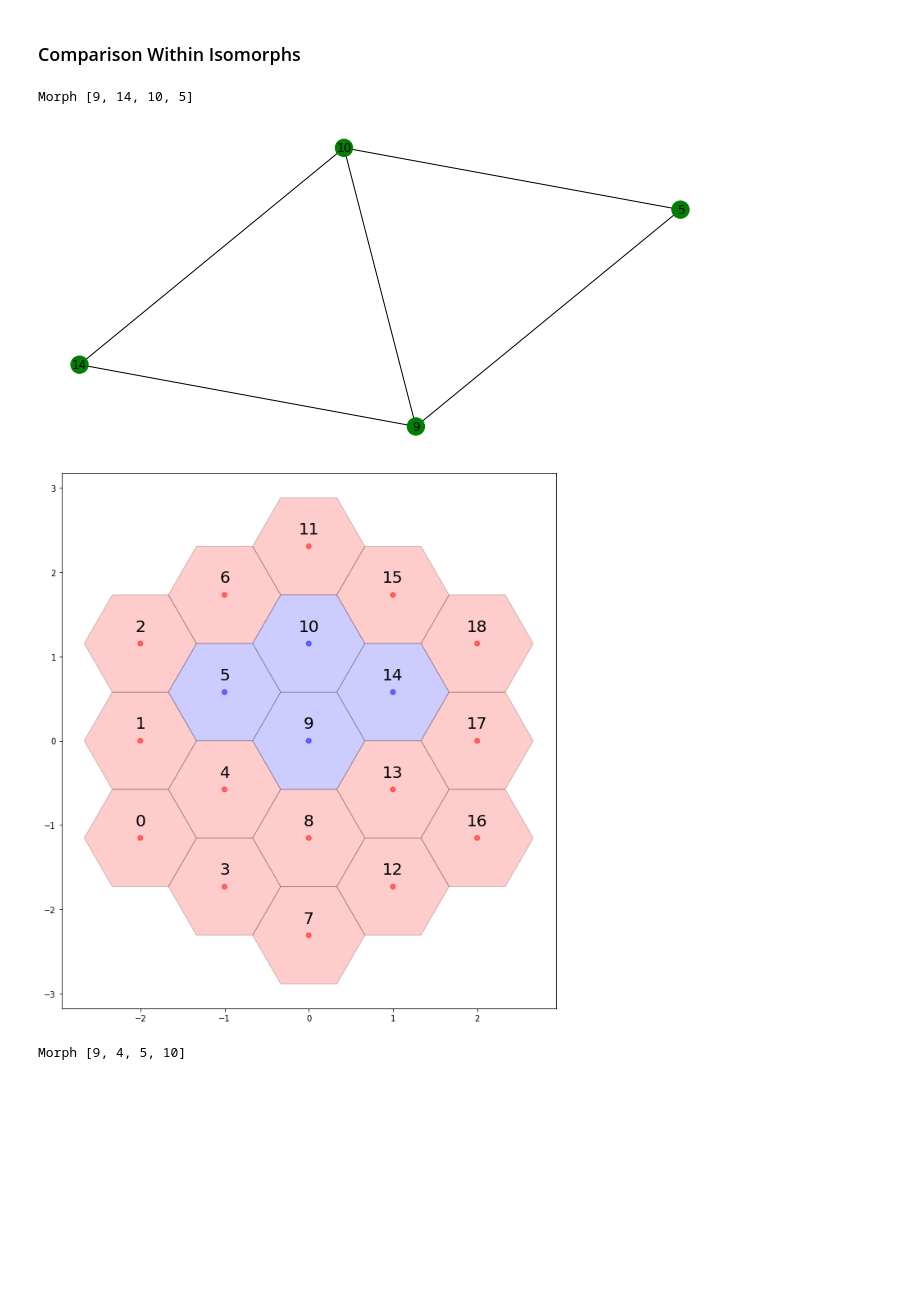
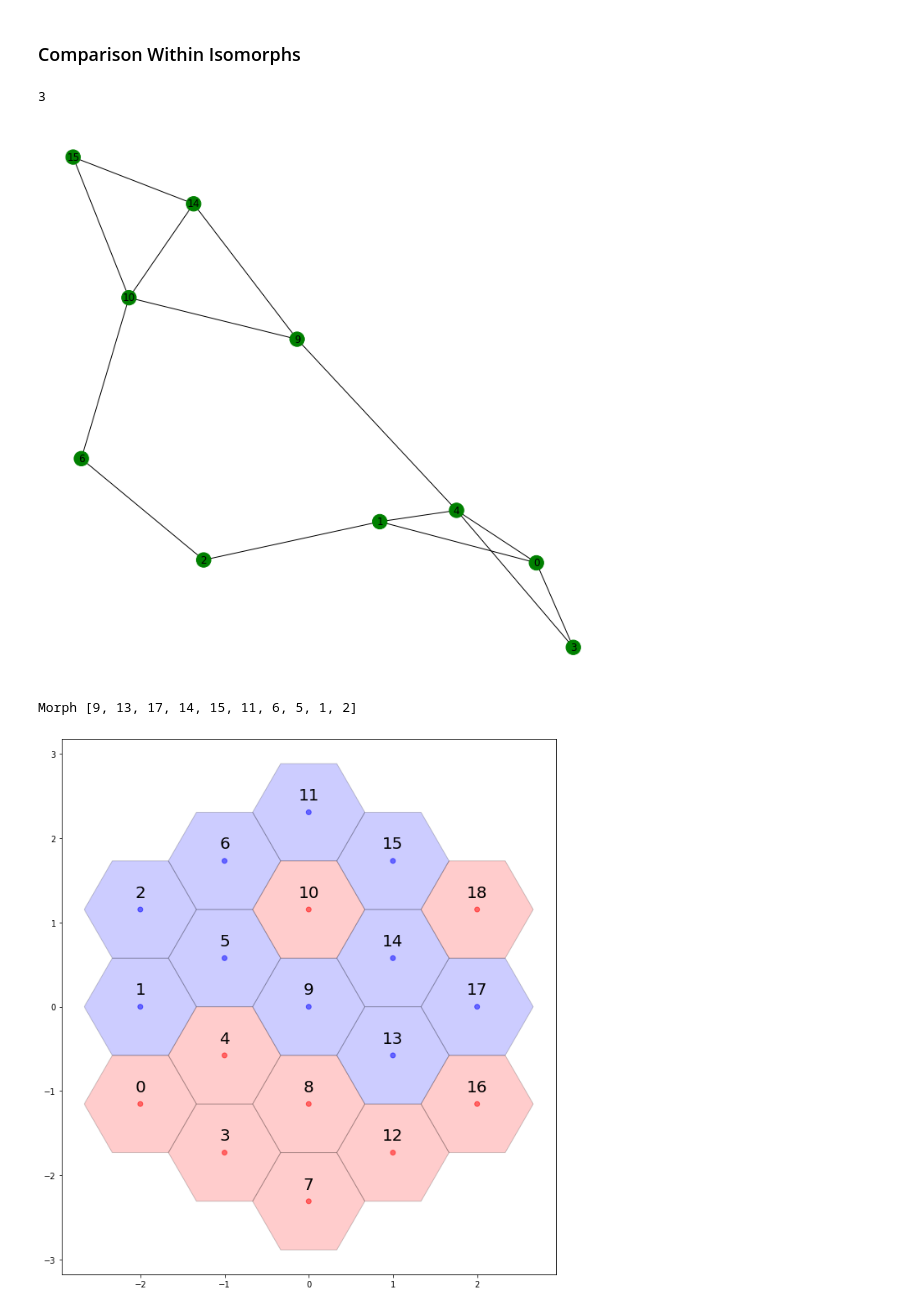
Before and after one commit to martinventer/supreme-lamp, a Jupyter notebook: Hex_mesh_MCMC_isomporphs.ipynb, the cells around one changed output. Saved outputs shown, nothing was run; the diff lists cells and outputs as text; code cells hidden in the pictures; blank space fills up the shorter version.

```diff
--- a/Hex_mesh_MCMC_isomporphs.ipynb
+++ b/Hex_mesh_MCMC_isomporphs.ipynb
@@ -133,7 +135,7 @@ This problem boils down to a from M choose N style problem.
 ## Find Isomprphs at Depth N
 Find the isomrphs at depth N
 # %%
-depth = 4
+depth = 10
 runs = 100
 isomorohs_at_n = Mesher.find_all_isomorphs(
     mesh_graph,
@@ -176,13 +178,18 @@ Isomorph 2 representative plot
 # %% [markdown]
 ### Comparison Within Isomorphs
 # %%
-for morph in isomorohs_at_n[0]:
+isomorph_id = 7
+
+print(len(isomorohs_at_n[isomorph_id]))
+
+subnet = Mesher.get_active_sub_network(mesh_graph, active=isomorohs_at_n[isomorph_id][-1])
+Mesher.plot_network(subnet)
+
+for morph in list(isomorohs_at_n[isomorph_id])[:3]:
     print("Morph {} ".format(morph))
-    subnet = Mesher.get_active_sub_network(mesh_graph, active=morph)
-    Mesher.plot_network(subnet)
     Mesher.plot_hex(myMesh, active=morph)
 # %% [output]
-Morph [9, 14, 10, 5]
+3
-[figure, old version]
+[figure, new version]
+Morph [9, 13, 17, 14, 15, 11, 6, 5, 1, 2]
-[figure, old version]
+[figure, new version]
-Morph [9, 4, 5, 10]
```
Also changed, not shown: parts of 14 cells of this notebook, 1 other file.
